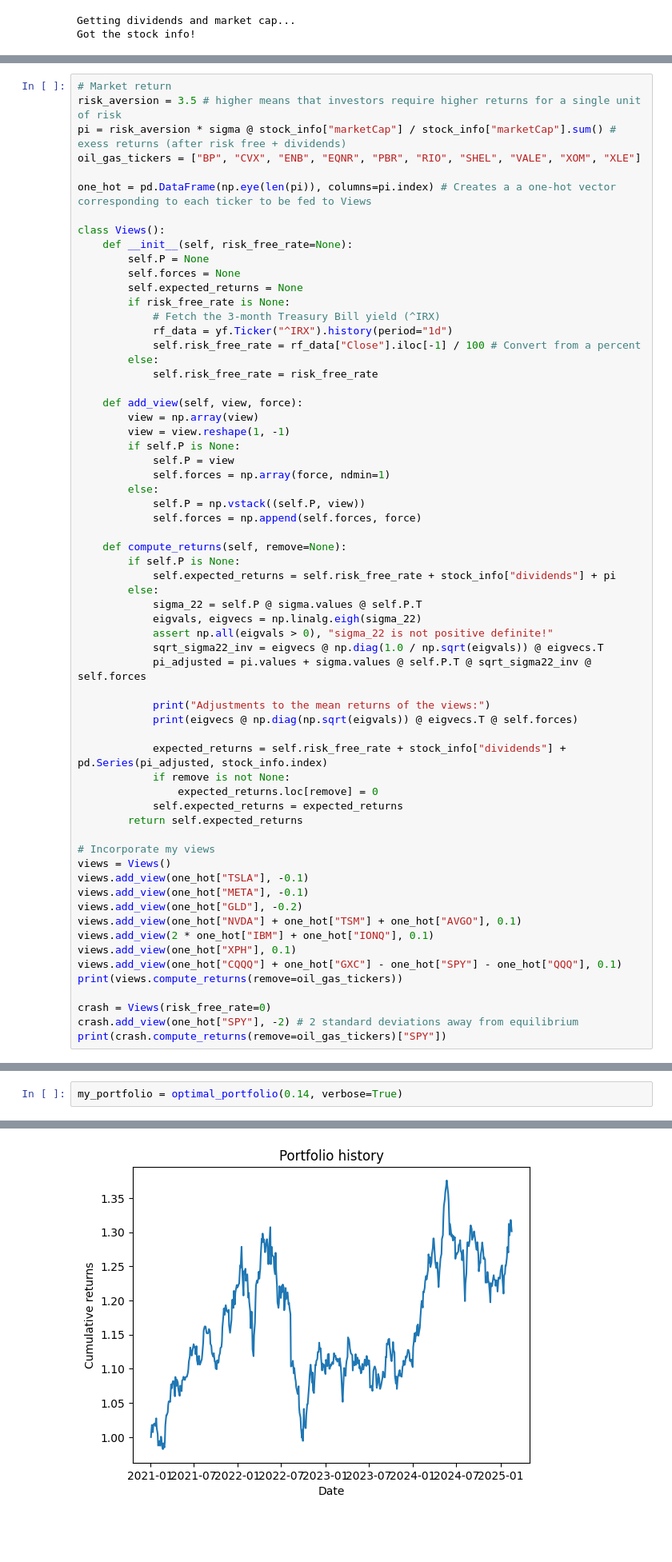
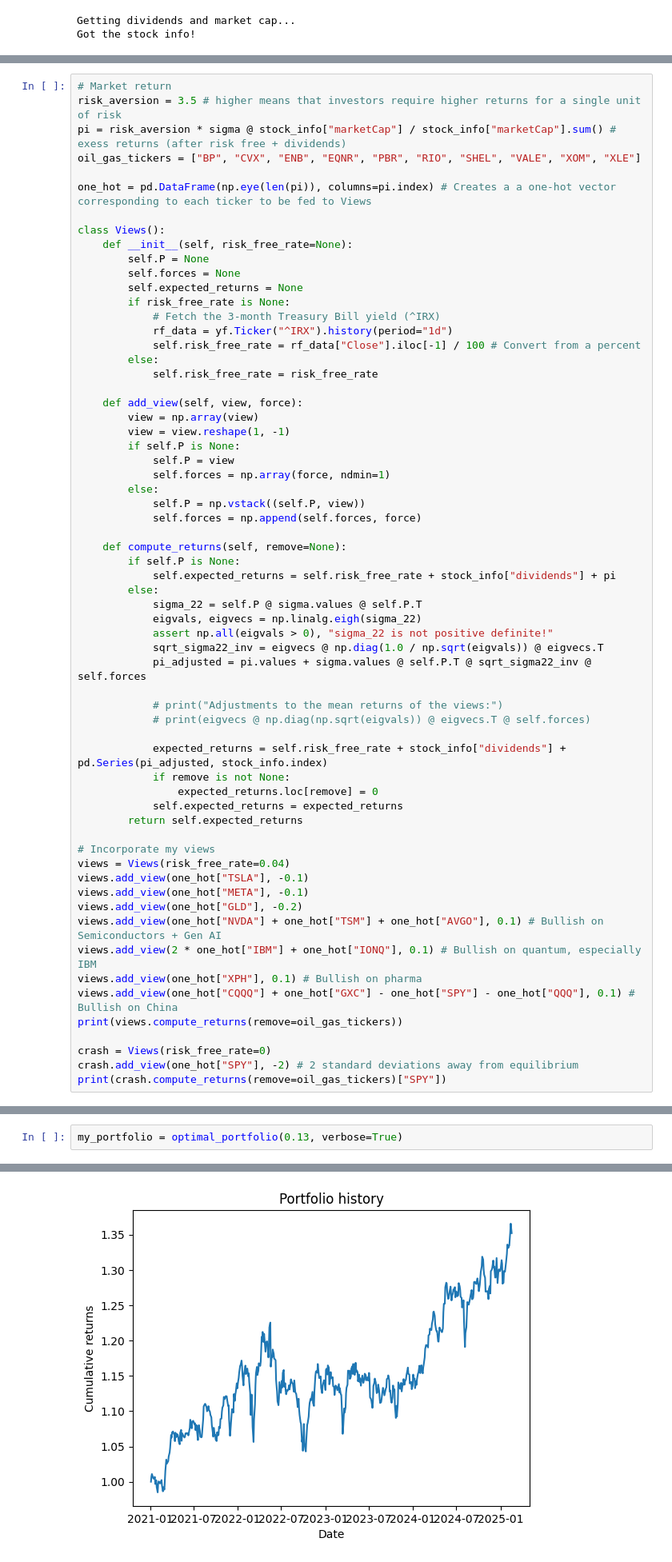
Before and after one commit to RyanCotsakis/CVaR-portfolio, a Jupyter notebook: portfolio_builder.ipynb, the cells around one changed output, grey strips where cells are left out. Shown: that part at 80% size. Saved outputs shown, nothing was run; the diff lists cells and outputs as text; blank space fills up the shorter version.

Commit message:
Gives a 13% returns portfolio, and reduces printing

```diff
--- a/portfolio_builder.ipynb
+++ b/portfolio_builder.ipynb
@@ -186,8 +186,8 @@ class Views():
             sqrt_sigma22_inv = eigvecs @ np.diag(1.0 / np.sqrt(eigvals)) @ eigvecs.T
             pi_adjusted = pi.values + sigma.values @ self.P.T @ sqrt_sigma22_inv @ self.forces
 
-            print("Adjustments to the mean returns of the views:")
-            print(eigvecs @ np.diag(np.sqrt(eigvals)) @ eigvecs.T @ self.forces)
+            # print("Adjustments to the mean returns of the views:")
+            # print(eigvecs @ np.diag(np.sqrt(eigvals)) @ eigvecs.T @ self.forces)
 
             expected_returns = self.risk_free_rate + stock_info["dividends"] + pd.Series(pi_adjusted, stock_info.index)
             if remove is not None:
@@ -196,14 +196,14 @@ class Views():
         return self.expected_returns
 
 # Incorporate my views
-views = Views()
+views = Views(risk_free_rate=0.04)
 views.add_view(one_hot["TSLA"], -0.1)
 views.add_view(one_hot["META"], -0.1)
 views.add_view(one_hot["GLD"], -0.2)
-views.add_view(one_hot["NVDA"] + one_hot["TSM"] + one_hot["AVGO"], 0.1)
-views.add_view(2 * one_hot["IBM"] + one_hot["IONQ"], 0.1)
-views.add_view(one_hot["XPH"], 0.1)
-views.add_view(one_hot["CQQQ"] + one_hot["GXC"] - one_hot["SPY"] - one_hot["QQQ"], 0.1)
+views.add_view(one_hot["NVDA"] + one_hot["TSM"] + one_hot["AVGO"], 0.1) # Bullish on Semiconductors + Gen AI
+views.add_view(2 * one_hot["IBM"] + one_hot["IONQ"], 0.1) # Bullish on quantum, especially IBM
+views.add_view(one_hot["XPH"], 0.1) # Bullish on pharma
+views.add_view(one_hot["CQQQ"] + one_hot["GXC"] - one_hot["SPY"] - one_hot["QQQ"], 0.1) # Bullish on China
 print(views.compute_returns(remove=oil_gas_tickers))
 
 crash = Views(risk_free_rate=0)
@@ -325,5 +320,5 @@ def optimal_portfolio(desired_returns, verbose=False):
             "Weights" : optimized_weights,
             "Risk" : max_weighted_risk_measure})
 # %%
-my_portfolio = optimal_portfolio(0.14, verbose=True)
+my_portfolio = optimal_portfolio(0.13, verbose=True)
 # %% [output]
@@ -346,5 +341,5 @@ ZURN.SW    0.056024
 dtype: float64
-[figure, old version]
+[figure, new version]
 # %%
 # Plotting
 returns_seq = np.arange(0.08, 0.165, 0.005)
```
Also changed, not shown: parts of 4 cells of this notebook.
